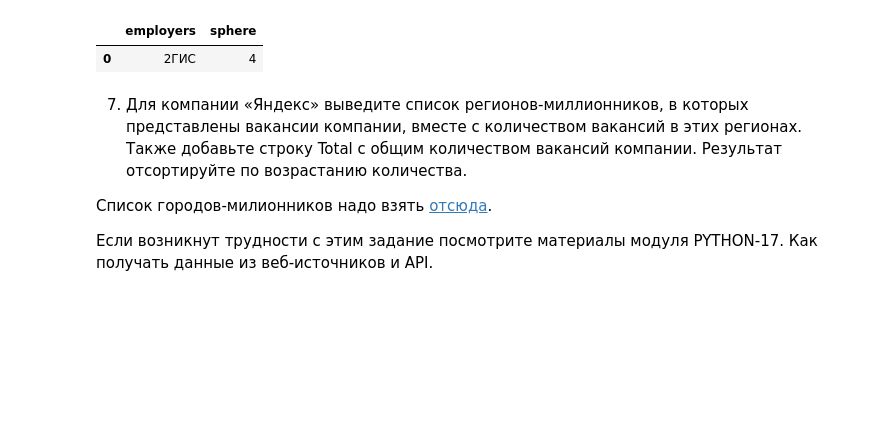
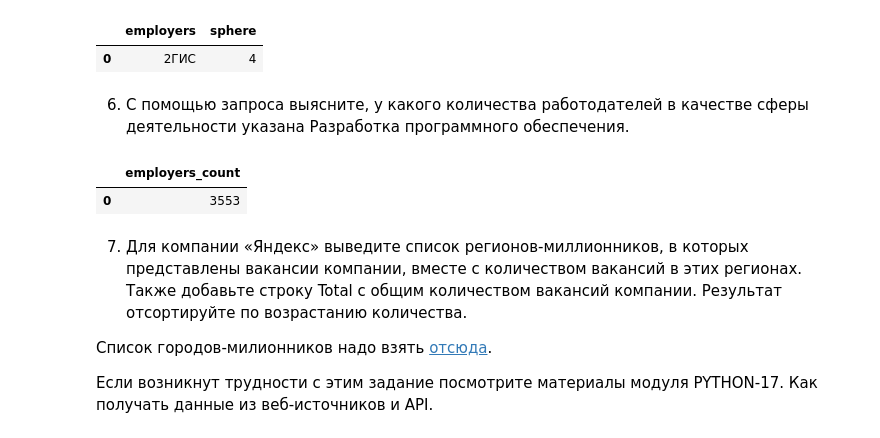
Before and after one commit to crazymarmot/Skillfactory, a Jupyter notebook: SQL/Project_2_.ipynb, the cells around one changed output. Saved outputs shown, nothing was run; the diff lists cells and outputs as text; code cells hidden in the pictures; blank space fills up the shorter version.

```diff
--- a/SQL/Project_2_.ipynb
+++ b/SQL/Project_2_.ipynb
@@ -384,7 +374,19 @@ df_camp
+# %% [markdown]
+6. С помощью запроса выясните, у какого количества работодателей в качестве сферы деятельности указана Разработка программного обеспечения.
 # %%
-# текст запроса
+query_5_6 = f'''select
+                count(e.id) AS employers_count
+                from employers e
+                join employers_industries ei ON e.id = ei.employer_id
+                join industries i ON ei.industry_id = i.id
+                where i.name = 'Разработка программного обеспечения'
+            '''
 # %%
-# результат запроса
+df_emp_cnt= pd.read_sql_query(query_5_6, connection)
+df_emp_cnt
+# %% [output]
+|  | employers_count |
+| 0 | 3553 |
 # %% [markdown]
 7. Для компании «Яндекс» выведите список регионов-миллионников, в которых представлены вакансии компании, вместе с количеством вакансий в этих регионах. Также добавьте строку Total с общим количеством вакансий компании. Результат отсортируйте по возрастанию количества.
 
```
Also changed, not shown: parts of 26 cells of this notebook.
